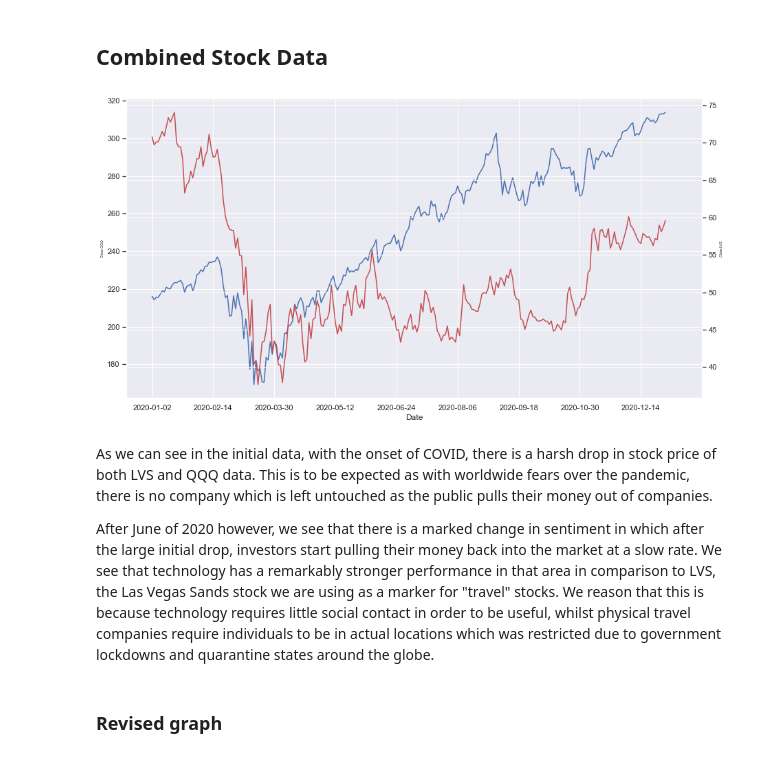
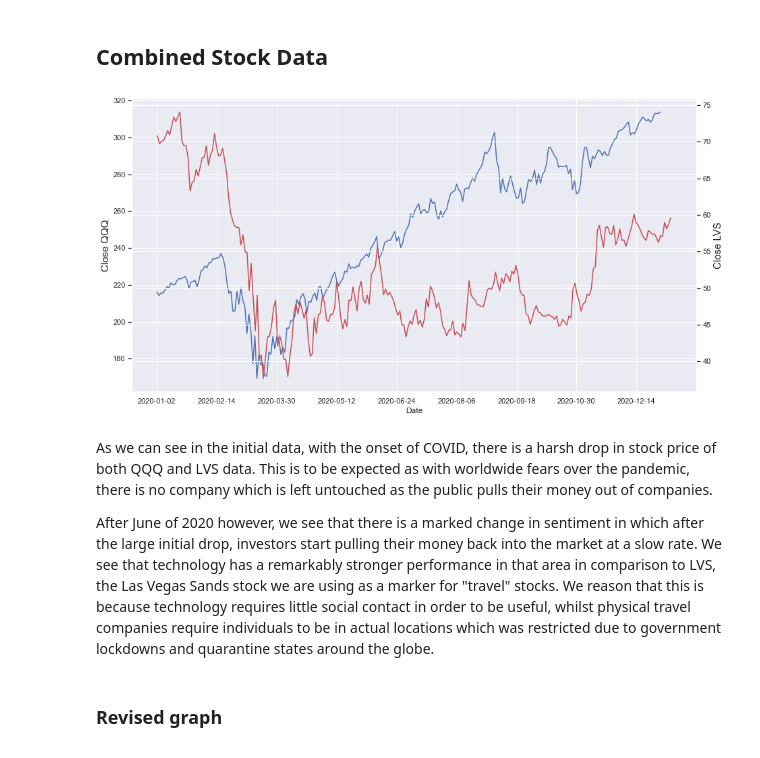
Before and after one commit to cpozuelos1/COGS_108_Final_Project, a Jupyter notebook: EDACheckpointGroup071-Wi22.ipynb, the cells around one changed output. Cells and saved outputs as stored; diff of their text form; code cells hidden in the pictures.

```diff
--- a/EDACheckpointGroup071-Wi22.ipynb
+++ b/EDACheckpointGroup071-Wi22.ipynb
@@ -301,16 +301,16 @@ x_ticks = ax.set_xticks([i*30 for i in range(10)])
 # %%
 fig, ax = plt.subplots()
 sns.lineplot(x='Date', y='Close', data=QQQ_df_2020)
-plt.ylabel('Close QQQ', size=5)
+plt.ylabel('Close QQQ', size=15)
 ax2 = ax.twinx()
 sns.lineplot(x='Date', y='Close', data=LVS_df_2020, color='r')
-plt.ylabel('Close LVS', size=5)
-plt.xlabel('Date', size=5)
+plt.ylabel('Close LVS', size=15)
+plt.xlabel('Date', size=15)
 x_ticks = ax.set_xticks([i*30 for i in range(10)])
 # %% [output]
-[figure, old version]
+[figure, new version]
 # %% [markdown]
-As we can see in the initial data, with the onset of COVID, there is a harsh drop in stock price of both LVS and QQQ data. This is to be expected as with worldwide fears over the pandemic, there is no company which is left untouched as the public pulls their money out of companies.
+As we can see in the initial data, with the onset of COVID, there is a harsh drop in stock price of both QQQ and LVS data. This is to be expected as with worldwide fears over the pandemic, there is no company which is left untouched as the public pulls their money out of companies.
 
 After June of 2020 however, we see that there is a marked change in sentiment in which after the large initial drop, investors start pulling their money back into the market at a slow rate.
 We see that technology has a remarkably stronger performance in that area in comparison to LVS, the Las Vegas Sands stock we are using as a marker for "travel" stocks.
```
Also changed, not shown: parts of 19 cells of this notebook.
